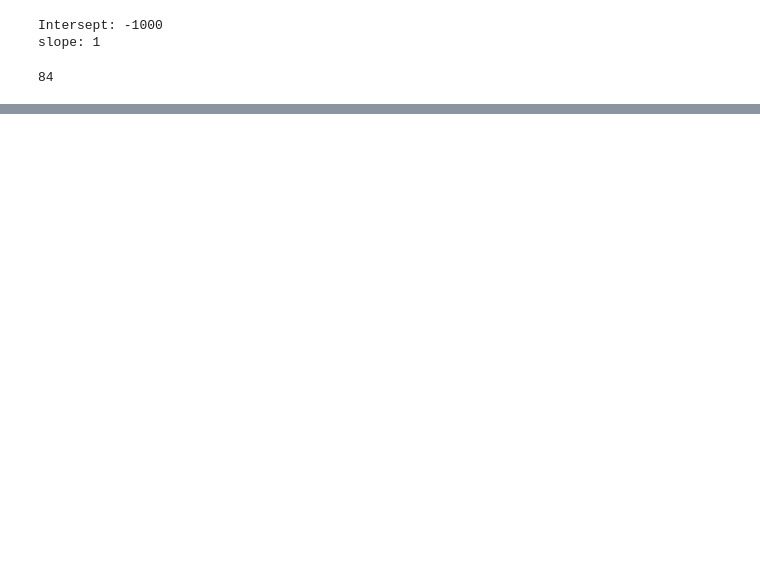
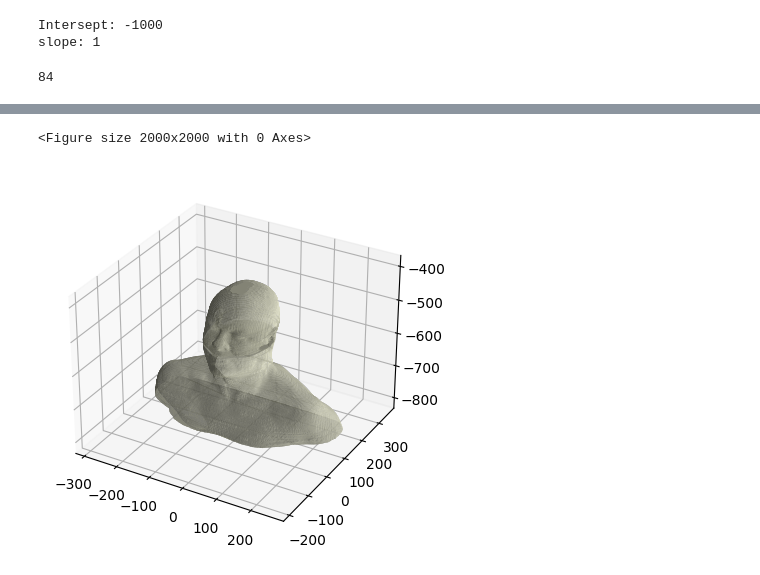
Before and after one commit to kildealab/defaceRT, a Jupyter notebook: visualize_contours.ipynb, the cells around one changed output, grey strips where cells are left out. Drawn from its saved outputs; the diff is of its cells as text; code cells hidden in the pictures; blank space fills up the shorter version.

```diff
--- a/visualize_contours.ipynb
+++ b/visualize_contours.ipynb
@@ -70,0 +185,31 @@ plt.plot(roi_x_new2,roi_y_new2,'-',color='orange')
+# %%
+def generate_mesh_from_RS(RS, structure, z_min=None, z_max=None):#z_cutoff=None):
+    dict_contours, z_lists = get_all_ROI_contours([structure], RS)
+    full_stack, keys = get_contour_stack(structure, dict_contours)
+
+#     if z_cutoff is not None:
+#         for key in keys.copy():
+#             print(key)
+#             if key < z_cutoff:
+# #                 print(key)
+#                 full_stack.pop(key)
+#                 keys.remove(key)
+
+    if z_min is not None or z_max is not None:
+        if z_min is None:
+            z_min = min(keys)
+        if z_max is None:
+            z_max = max(keys)
+
+        for key in keys.copy():
+
+            if key < z_min or key > z_max:
+#                 print(key)
+                if key in full_stack:
+                    full_stack.pop(key)
+                if key in keys:
+                    keys.remove(key)
+
+
+
+    return triangulate_structure(full_stack, keys)
@@ -70,0 +426,14 @@ plt.plot(roi_x_new2,roi_y_new2,'-',color='orange')
+# %%
+
+fig = plt.figure(figsize=(20, 20))
+
+fig = plt.figure()
+ax = fig.add_subplot(projection='3d')
+
+ptsL, trianglesL = generate_mesh_from_RS(RS,'BODY',z_max=7)
+ax.plot_trisurf(ptsL[::3], ptsL[1::3], ptsL[2::3], triangles=trianglesL, alpha=1, shade=True,color='beige')
+ax.set_aspect('equal', adjustable='box')
+plt.show()
+# %% [output]
+<Figure size 2000x2000 with 0 Axes>
+[figure, added]
```
Also changed, not shown: parts of 15 cells of this notebook, 1 other file.
